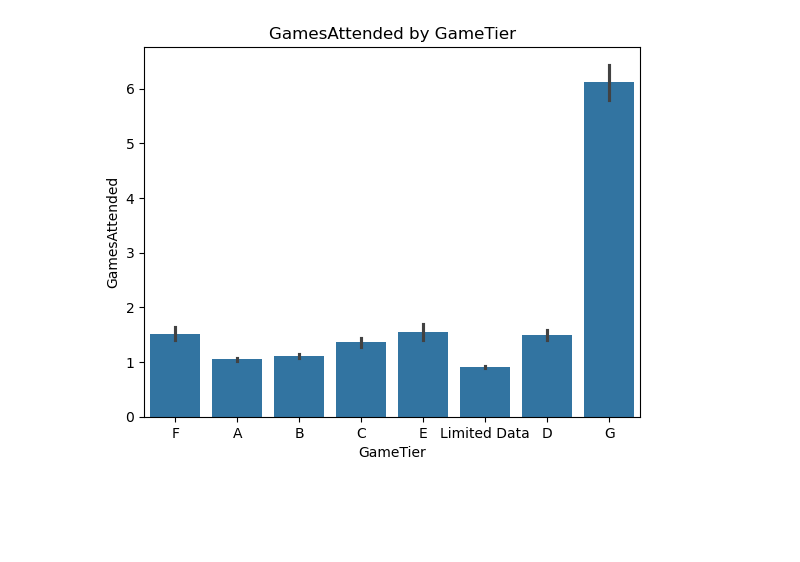
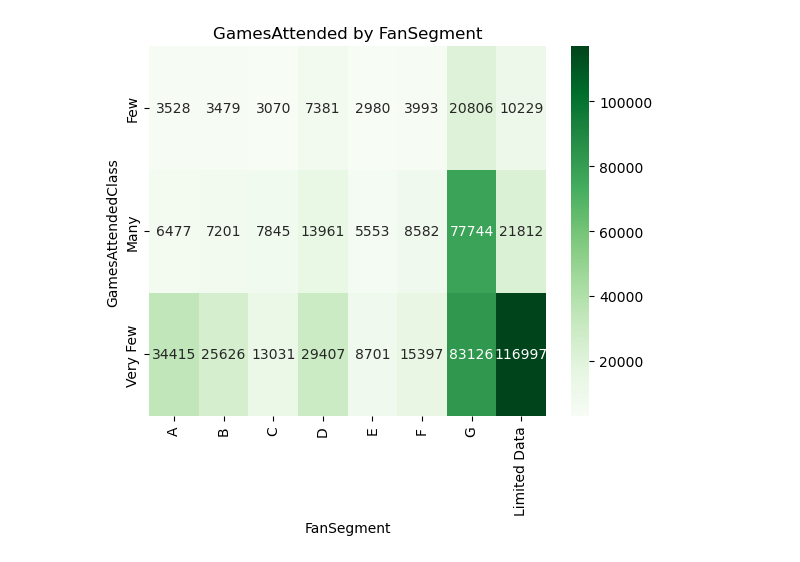
Before and after one commit to chowdhuryj-github/BucksFanExperience, a Jupyter notebook: BucksDataVisualization/DataVisualization-Galvanm.ipynb, the cells around one changed output. Drawn from its saved outputs; the diff is of its cells as text; code cells hidden in the pictures; blank space fills up the shorter version.

```diff
--- a/BucksDataVisualization/DataVisualization-Galvanm.ipynb
+++ b/BucksDataVisualization/DataVisualization-Galvanm.ipynb
@@ -94,8 +158,19 @@ plt.show()
 # %%
-sns.boxplot(x='GameTier', y='BasketballPropensity', data=acc_seat)
-plt.title('BasketballPropensity by GameTier')
+def propensity_label(x):
+    if x >= 800:
+        return 'high'
+    elif x >= 400:
+        return 'medium'
+    else:
+        return 'low'
+
+acc_seat['BasketballPropensityLabel'] = acc_seat['BasketballPropensity'].apply(propensity_label)
+
+ct = pd.crosstab(acc_seat['BasketballPropensityLabel'], acc_seat['GameTier'])
+
+sns.heatmap(ct, annot=True, fmt='d', cmap='Greens')
+plt.title('Counts of STM by GameTier')
 plt.xlabel('GameTier')
 plt.ylabel('BasketballPropensity')
-
 plt.show()
 # %% [output]
@@ -103,9 +180,20 @@ plt.show()
 # %%
-sns.barplot(x='FanSegment', y='GamesAttended', data=acc)
-plt.title('GamesAttended by GameTier')
-plt.xlabel('GameTier')
-plt.ylabel('GamesAttended')
+def games_attended_label(x):
+    if x >= 5:
+        return 'Many'
+    elif x >= 3:
+        return 'Few'
+    else:
+        return 'Very Few'
 
+acc_seat['GamesAttendedClass'] = acc_seat['GamesAttended'].apply(games_attended_label)
+
+ct = pd.crosstab(acc_seat['GamesAttendedClass'], acc_seat['FanSegment'])
+
+sns.heatmap(ct, annot=True, fmt='d', cmap='Greens')
+plt.title('GamesAttended by FanSegment')
+plt.xlabel('FanSegment')
+plt.ylabel('GamesAttendedClass')
 plt.show()
 # %% [output]
-[figure, old version]
+[figure, new version]
```
Also changed, not shown: parts of 16 cells of this notebook, 4 other files.
